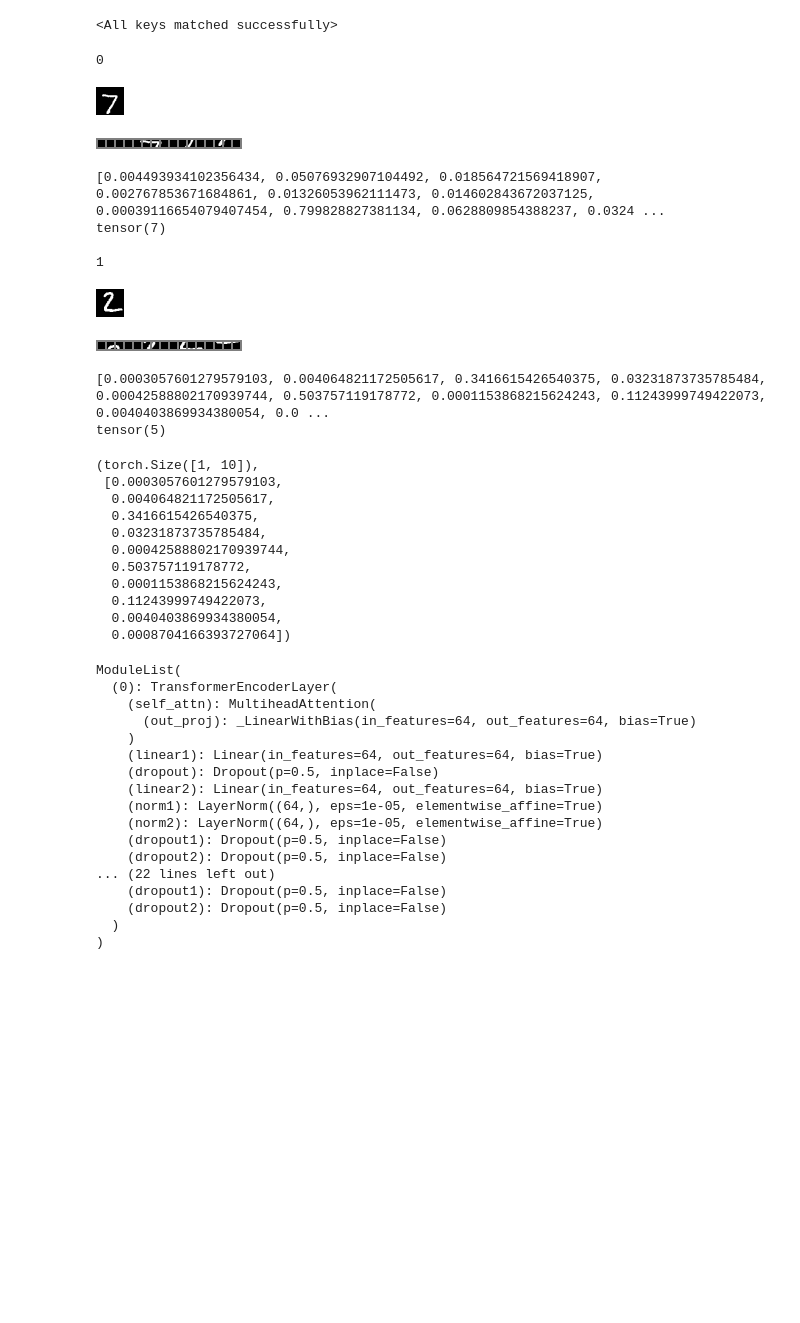
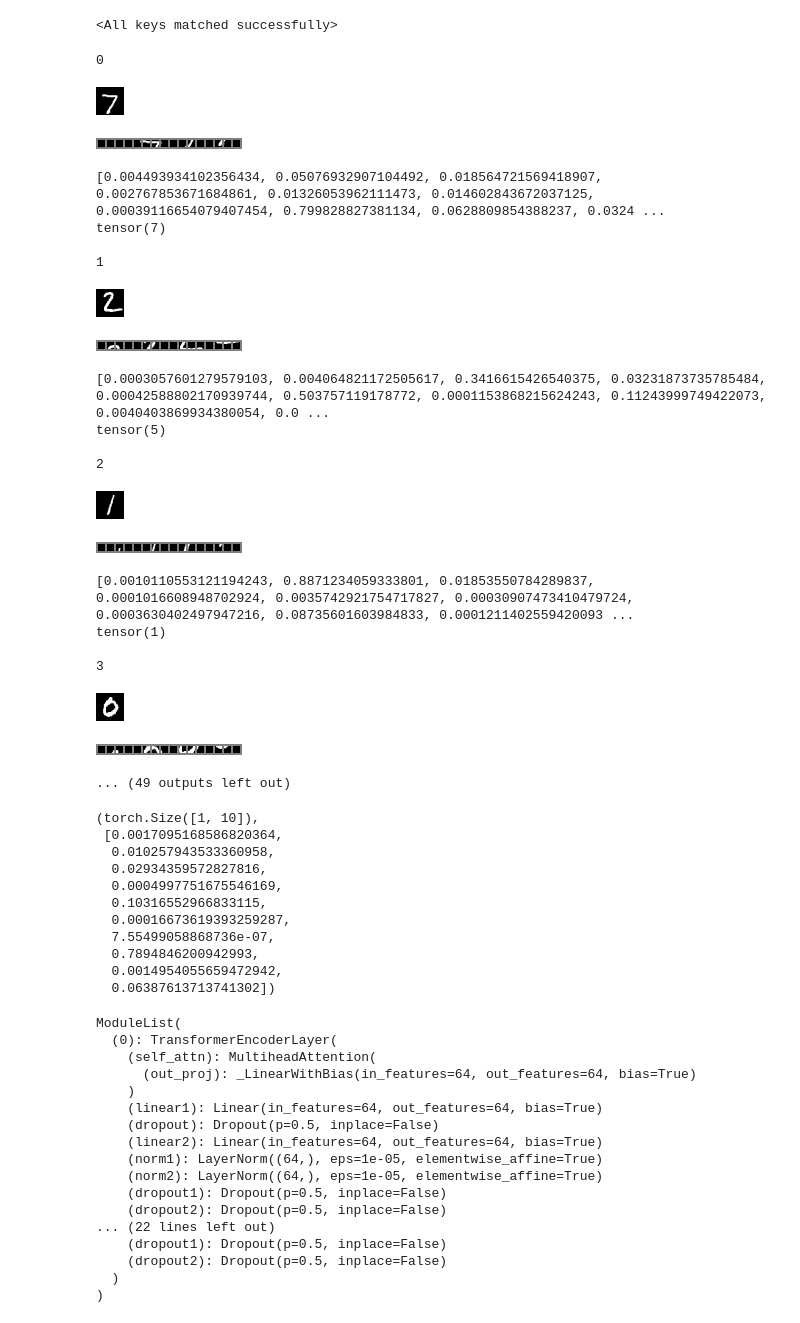
Before and after one commit to Kkun84/patch_transformer, a Jupyter notebook: notebook/attention_visualize.ipynb, the cells around one changed output. Drawn from its saved outputs; the diff is of its cells as text; code cells hidden in the pictures; blank space fills up the shorter version.

```diff
--- a/notebook/attention_visualize.ipynb
+++ b/notebook/attention_visualize.ipynb
@@ -62,34 +62,45 @@ model.load_state_dict(torch.load(weight_path))
 transform = transforms.Compose([transforms.ToTensor()])
 dataset = MNIST(root='../data', train=False, download=False, transform=transform)
 # %%
-for index in range(2):
+for index in range(20):
     print(index)
     image, label = dataset[index]
 
     display(to_pil_image(image))
 
     patches = model.unfold_patch(image[None])[0]
     display(to_pil_image(make_grid(patches, nrow=model.num_patches, pad_value=0.5)))
 
     output_prob = model(image[None])[0].softmax(0)
 
     print(output_prob.tolist())
 
     print(output_prob.argmax())
 
     print()
 # %% [output]
 0
 [figure]
 [figure]
 [0.004493934102356434, 0.05076932907104492, 0.018564721569418907, 0.002767853671684861, 0.01326053962111473, 0.014602843672037125, 0.00039116654079407454, 0.799828827381134, 0.0628809854388237, 0.0324 ...
 tensor(7)
 
 1
 [figure]
 [figure]
 [0.0003057601279579103, 0.004064821172505617, 0.3416615426540375, 0.03231873735785484, 0.00042588802170939744, 0.503757119178772, 0.0001153868215624243, 0.11243999749422073, 0.0040403869934380054, 0.0 ...
 tensor(5)
+
+2
+[figure, added]
+[figure, added]
+[0.0010110553121194243, 0.8871234059333801, 0.01853550784289837, 0.0001016608948702924, 0.0035742921754717827, 0.00030907473410479724, 0.0003630402497947216, 0.08735601603984833, 0.0001211402559420093 ...
+tensor(1)
+
+3
+[figure, added]
+[figure, added]
+... (49 outputs left out)
 # %%
 x = image[None]
 x = model.unfold_patch(x)
@@ -101,16 +112,16 @@ x = model.mlp_head(x)
 x.shape, x[0].softmax(0).tolist()
 # %% [output]
 (torch.Size([1, 10]),
- [0.0003057601279579103,
-  0.004064821172505617,
-  0.3416615426540375,
-  0.03231873735785484,
-  0.00042588802170939744,
-  0.503757119178772,
-  0.0001153868215624243,
-  0.11243999749422073,
-  0.0040403869934380054,
-  0.0008704166393727064])
+ [0.0017095168586820364,
+  0.010257943533360958,
+  0.02934359572827816,
+  0.0004997751675546169,
+  0.10316552966833115,
+  0.00016673619393259287,
+  7.55499058868736e-07,
+  0.7894846200942993,
+  0.0014954055659472942,
+  0.06387613713741302])
 # %%
 list(model.transformer_encoder.children())[0]
 # %% [output]
```
Also changed, not shown: 3 other files.
